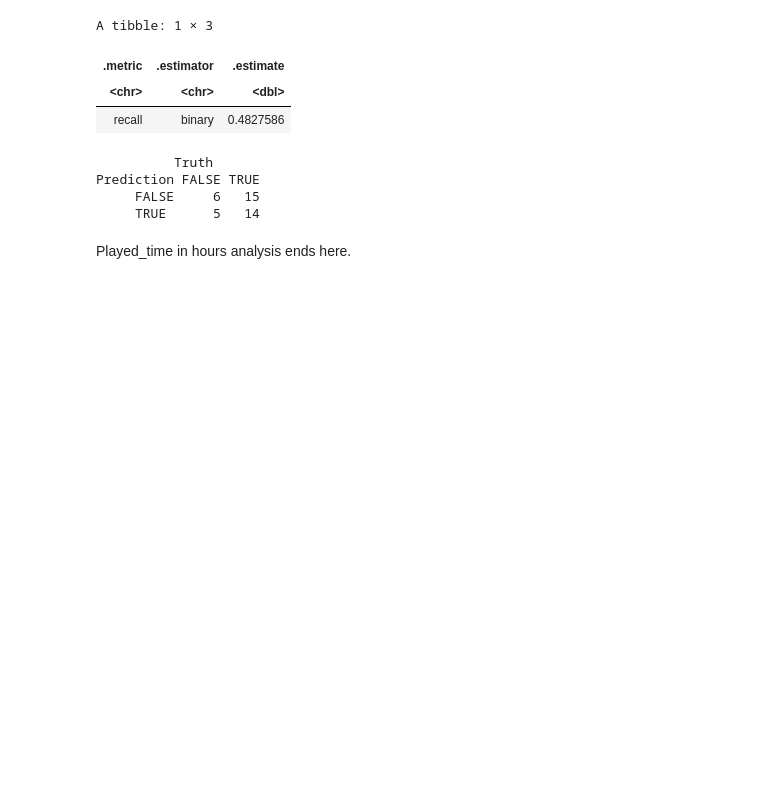
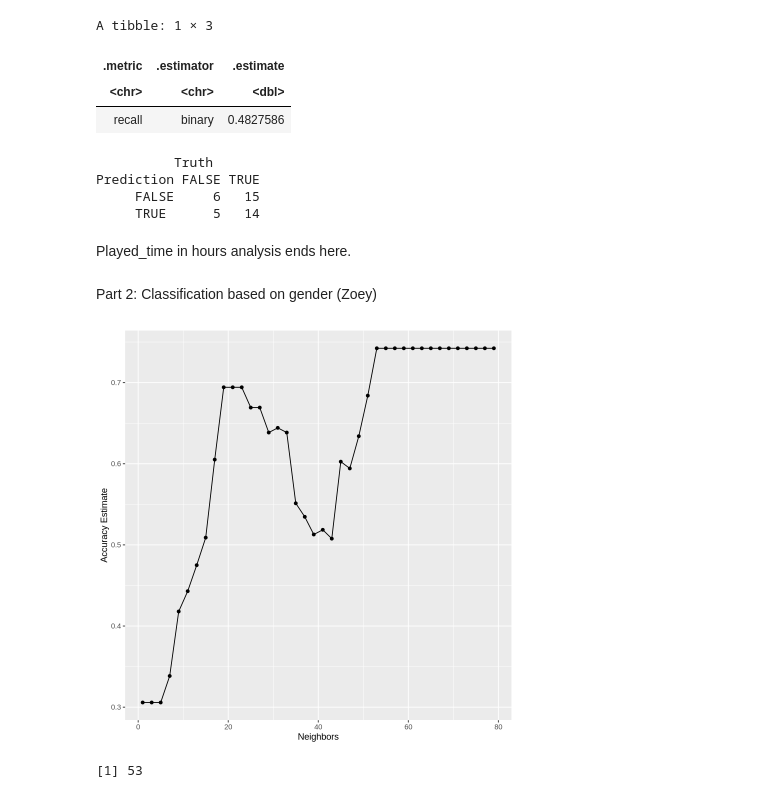
Before and after one commit to Riceparticlee/dsci_group_minecraft, a Jupyter notebook: group project.ipynb, the cells around one changed output. Drawn from its saved outputs; the diff is of its cells as text; code cells hidden in the pictures; blank space fills up the shorter version.

Commit message:
gender part

```diff
--- a/group project.ipynb
+++ b/group project.ipynb
@@ -448,3 +448,48 @@ Prediction FALSE TRUE
      TRUE      5   14
 # %% [markdown]
 Played_time in hours analysis ends here.
+# %% [markdown]
+Part 2: Classification based on gender (Zoey)
+# %%
+set.seed(1000)
+
+tune_split_gender <- initial_split(players_train, prop = 0.8, strata = subscribe)
+subtrain_gender <- training(tune_split_gender)
+validation_gender <- testing(tune_split_gender)
+
+recipe_gender <- recipe(subscribe ~ gender, data = subtrain_gender)
+
+knn_spec_gender <- nearest_neighbor(weight_func = "rectangular", neighbors = tune()) |>
+    set_engine("kknn") |>
+    set_mode("classification")
+
+vfold_gender <- vfold_cv(subtrain_gender, v = 5, strata = subscribe)
+
+k_vals_gender <- tibble(neighbors = seq(from = 1, to = 80, by = 5))
+
+knn_results_gender <- workflow() |>
+    add_recipe(recipe_gender) |>
+    add_model(knn_spec_gender) |>
+    tune_grid(resamples = vfold_gender, grid = k_vals_gender) |>
+    collect_metrics()
+
+accuracies_gender <- knn_results_gender |>
+    filter(.metric == "accuracy")
+
+accuracy_vs_k_gender <- ggplot(accuracies, aes(x = neighbors, y = mean)) +
+    geom_point() +
+    geom_line() +
+    labs(x = "Neighbors", y = "Accuracy Estimate")
+
+accuracy_vs_k_gender
+# %% [output]
+[figure, added]
+# %%
+best_k_gender <- accuracies |>
+    arrange(desc(mean)) |>
+    head(1) |>
+    pull(neighbors)
+
+best_k_gender
+# %% [output]
+[1] 53
```
Also changed, not shown: parts of 4 cells of this notebook.
